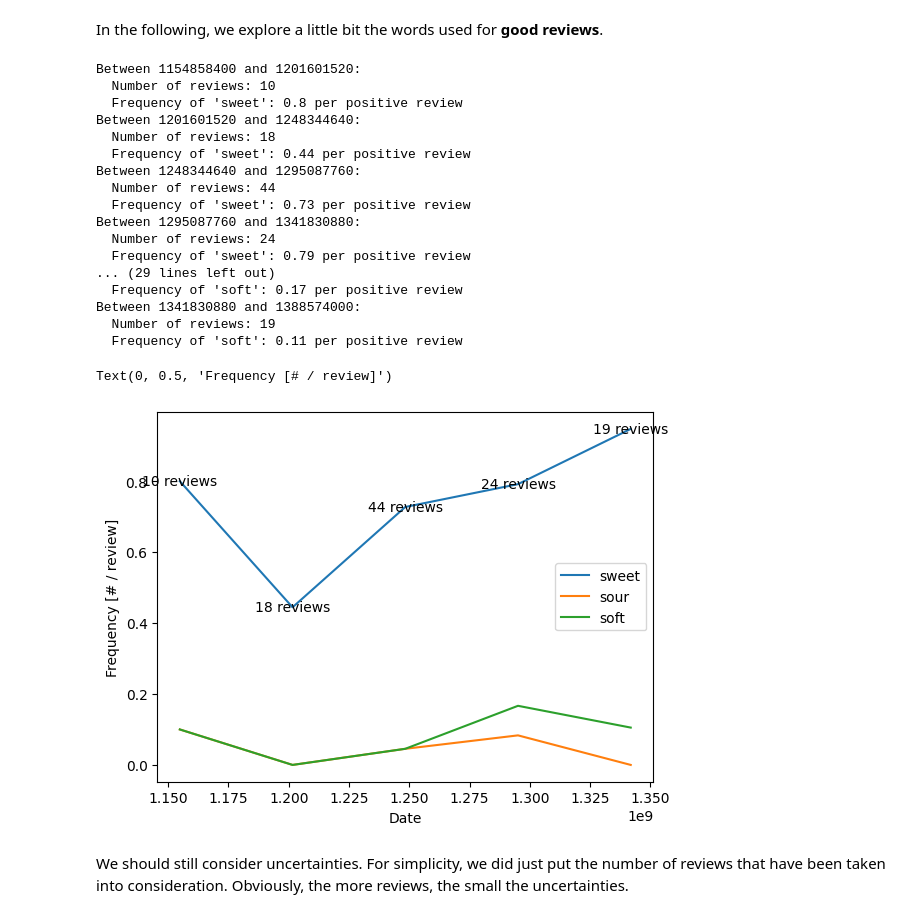
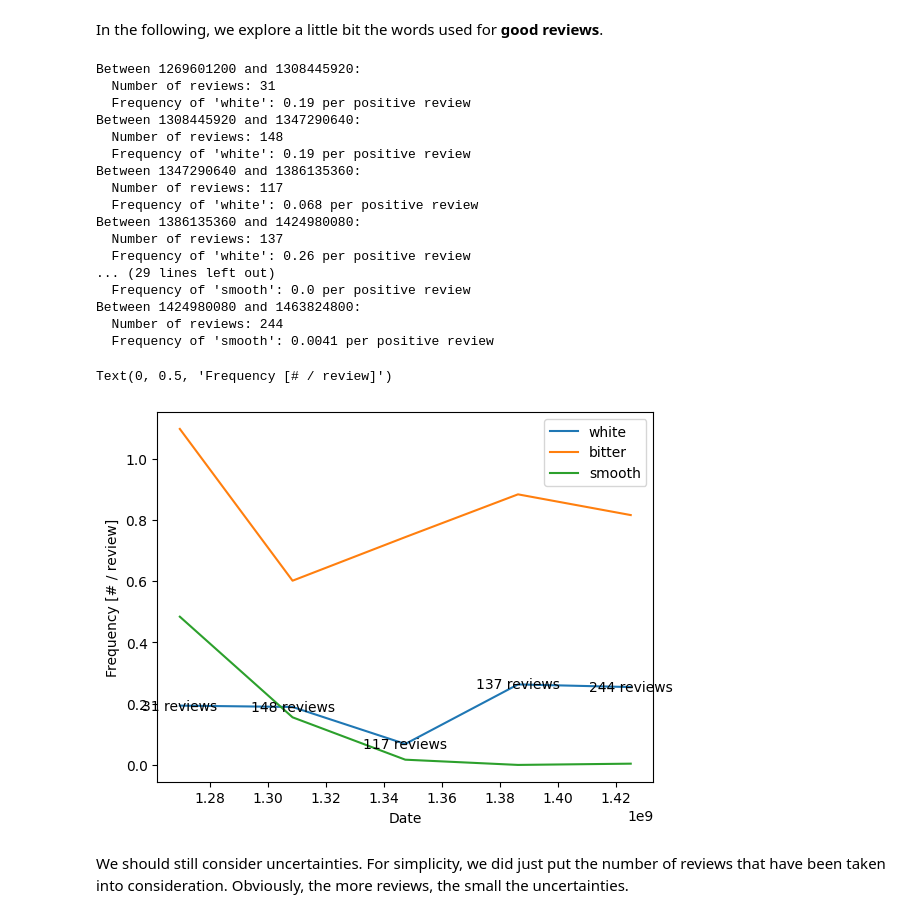
Before and after one commit to epfl-ada/ada-2023-project-welovepandas, a Jupyter notebook: experimentations/analyse_trends.ipynb, the cells around one changed output. Saved outputs shown, nothing was run; the diff lists cells and outputs as text; code cells hidden in the pictures.

```diff
--- a/experimentations/analyse_trends.ipynb
+++ b/experimentations/analyse_trends.ipynb
@@ -118,7 +130,7 @@ To see if there is a real **evolution** in the trends, or if the differences amo
 # %% [markdown]
 In the following, we explore a little bit the words used for **good reviews**.
 # %%
-WORDS = ["sweet", "sour", "soft"]
+WORDS = ["white", "bitter", "smooth"]
 BINS = 5
 
 dates = reviews.query("user_id == @user_ids[0] & overall > @rating_quantiles[1]").copy()["date"].values
@@ -132,49 +144,49 @@ frequencies = np.zeros(shape=(BINS, len(WORDS)))
 for word_index, word in enumerate(WORDS):
 
     for i, (date_1, date_2) in enumerate(zip(dates[:-1], dates[1:])):
         print(f"Between {date_1:.0f} and {date_2:.0f}:")
         number_of_reviews = len(reviews.query("user_id == @user_ids[0] & overall > @rating_quantiles[1] & date > @date_1 & date < @date_2").copy()["text"].values)
         number_of_reviewss[i, word_index] = number_of_reviews
         print(f"  Number of reviews: {number_of_reviews}")
         texts = " ".join(reviews.query("user_id == @user_ids[0] & overall > @rating_quantiles[1] & date > @date_1 & date < @date_2").copy()["text"].values)
         count = len(re.findall(word, texts.lower()))
         frequency = count / number_of_reviews
         frequencies[i, word_index] = frequency
         print(f"  Frequency of '{word}': {frequency:.2} per positive review")
 
 plt.plot(dates[:-1], frequencies[:, 0], label=WORDS[0])
 plt.plot(dates[:-1], frequencies[:, 1], label=WORDS[1])
 plt.plot(dates[:-1], frequencies[:, 2], label=WORDS[2])
 for i, date_1 in enumerate(dates[:-1]):
     plt.text(
         x=date_1,
         y=frequencies[i, 0],
         s=f"{number_of_reviewss[i, 0]:.0f} reviews",
         horizontalalignment="center",
         verticalalignment="center"
     )
 plt.legend()
 plt.xlabel("Date")
 plt.ylabel("Frequency [# / review]")
 # %% [output]
-Between 1154858400 and 1201601520:
-  Number of reviews: 10
-  Frequency of 'sweet': 0.8 per positive review
-Between 1201601520 and 1248344640:
-  Number of reviews: 18
-  Frequency of 'sweet': 0.44 per positive review
-Between 1248344640 and 1295087760:
-  Number of reviews: 44
-  Frequency of 'sweet': 0.73 per positive review
-Between 1295087760 and 1341830880:
-  Number of reviews: 24
-  Frequency of 'sweet': 0.79 per positive review
+Between 1269601200 and 1308445920:
+  Number of reviews: 31
+  Frequency of 'white': 0.19 per positive review
+Between 1308445920 and 1347290640:
+  Number of reviews: 148
+  Frequency of 'white': 0.19 per positive review
+Between 1347290640 and 1386135360:
+  Number of reviews: 117
+  Frequency of 'white': 0.068 per positive review
+Between 1386135360 and 1424980080:
+  Number of reviews: 137
+  Frequency of 'white': 0.26 per positive review
 ... (29 lines left out)
-  Frequency of 'soft': 0.17 per positive review
-Between 1341830880 and 1388574000:
-  Number of reviews: 19
-  Frequency of 'soft': 0.11 per positive review
+  Frequency of 'smooth': 0.0 per positive review
+Between 1424980080 and 1463824800:
+  Number of reviews: 244
+  Frequency of 'smooth': 0.0041 per positive review
 Text(0, 0.5, 'Frequency [# / review]')
-[figure, old version]
+[figure, new version]
 # %% [markdown]
 We should still consider uncertainties. For simplicity, we did just put the number of reviews that have been taken into consideration. Obviously, the more reviews, the small the uncertainties.
```
Also changed, not shown: parts of 4 cells of this notebook.
